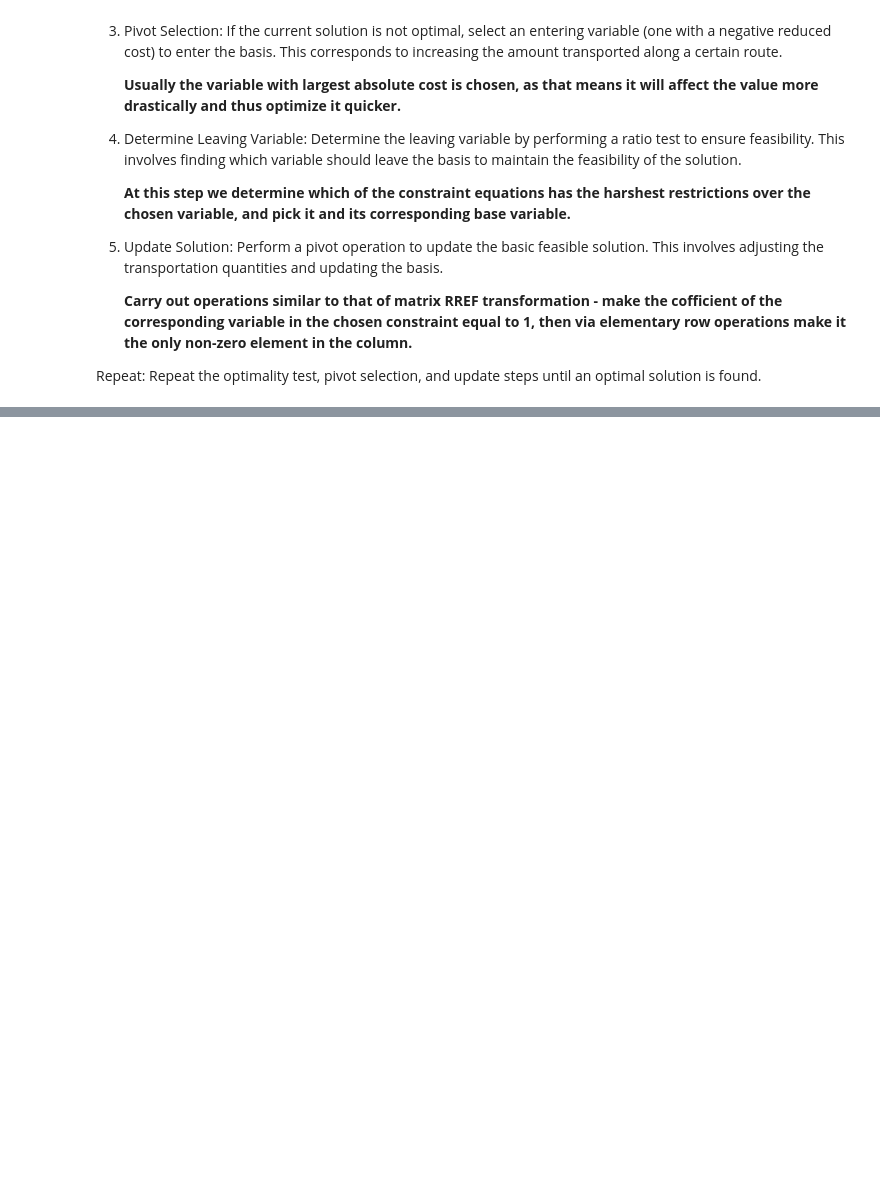
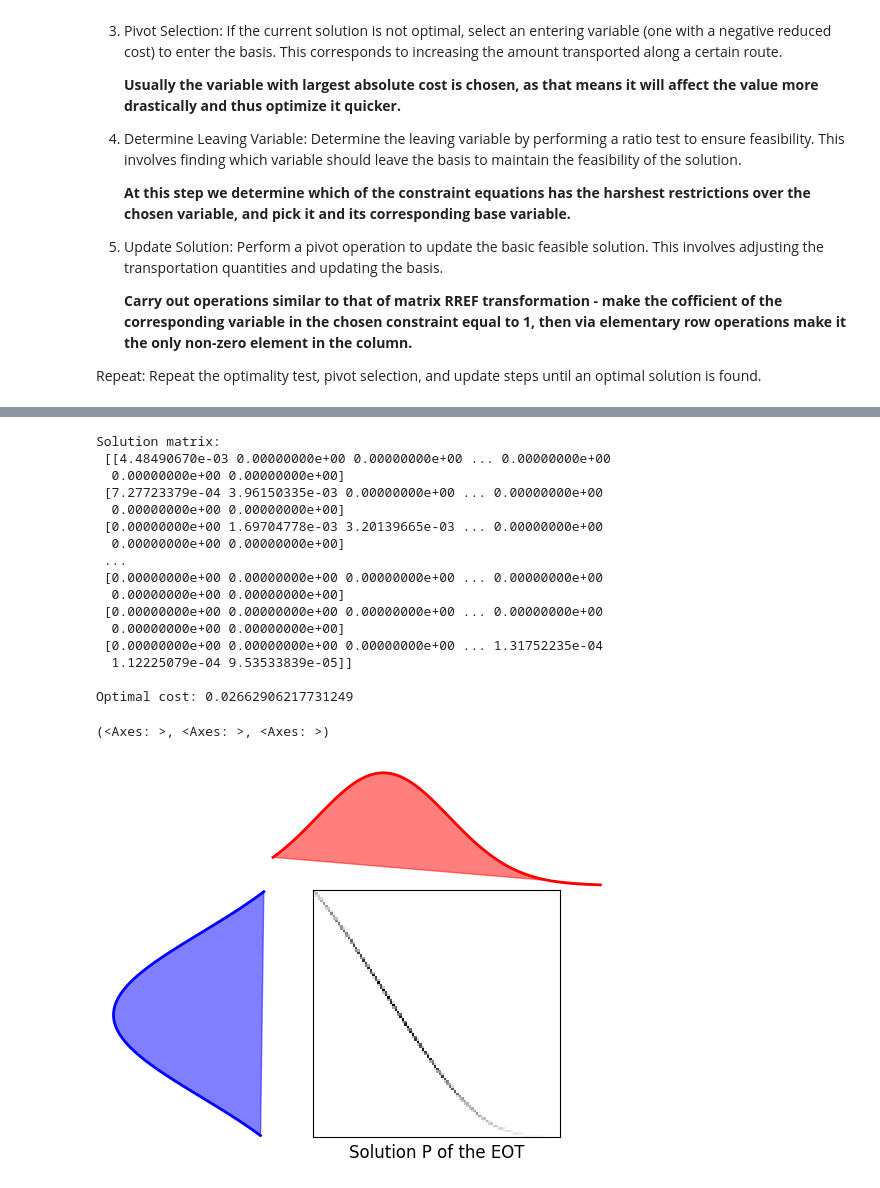
Before and after one commit to Zhukowych/ucu-computational-ot, a Jupyter notebook: linear_programming.ipynb, the cells around one changed output, grey strips where cells are left out. Cells and saved outputs as stored; diff of their text form; code cells hidden in the pictures; blank space fills up the shorter version.

```diff
--- a/linear_programming.ipynb
+++ b/linear_programming.ipynb
@@ -103,9 +103,11 @@ def ot_lp_solver(cost_matrix, a, b):
     result = linprog(c, A_eq=A_check, b_eq=expected_check)
 
     if result.success:
-        return result.fun
+        print("Solution matrix: \n", result.x.reshape(cost_matrix.shape), '\n')
+        print("Optimal cost:", result.fun, '\n')
+        return result.x.reshape(cost_matrix.shape)
     else:
         raise ValueError("Optimization failed:", result.message)
 
-print(ot_lp_solver([[2, 3], [5, 1]], [3, 2], [1, 4]))
+res = ot_lp_solver([[4, 6, 8], [5, 3, 2]], [40, 60], [50, 30, 20])
 # %% [output]
@@ -190,0 +240,23 @@ print(manual_solver([[2, 3], [5, 1]], [3, 2], [1, 4]))
+# %%
+res = ot_lp_solver(C, a, b)
+
+ot.plot.plot1D_mat(a, b, res, 'Solution P of the EOT')
+# %% [output]
+Solution matrix:
+ [[4.48490670e-03 0.00000000e+00 0.00000000e+00 ... 0.00000000e+00
+  0.00000000e+00 0.00000000e+00]
+ [7.27723379e-04 3.96150335e-03 0.00000000e+00 ... 0.00000000e+00
+  0.00000000e+00 0.00000000e+00]
+ [0.00000000e+00 1.69704778e-03 3.20139665e-03 ... 0.00000000e+00
+  0.00000000e+00 0.00000000e+00]
+ ...
+ [0.00000000e+00 0.00000000e+00 0.00000000e+00 ... 0.00000000e+00
+  0.00000000e+00 0.00000000e+00]
+ [0.00000000e+00 0.00000000e+00 0.00000000e+00 ... 0.00000000e+00
+  0.00000000e+00 0.00000000e+00]
+ [0.00000000e+00 0.00000000e+00 0.00000000e+00 ... 1.31752235e-04
+  1.12225079e-04 9.53533839e-05]]
+
+Optimal cost: 0.02662906217731249
+(<Axes: >, <Axes: >, <Axes: >)
+[figure, added]
```
Also changed, not shown: parts of 6 cells of this notebook.
